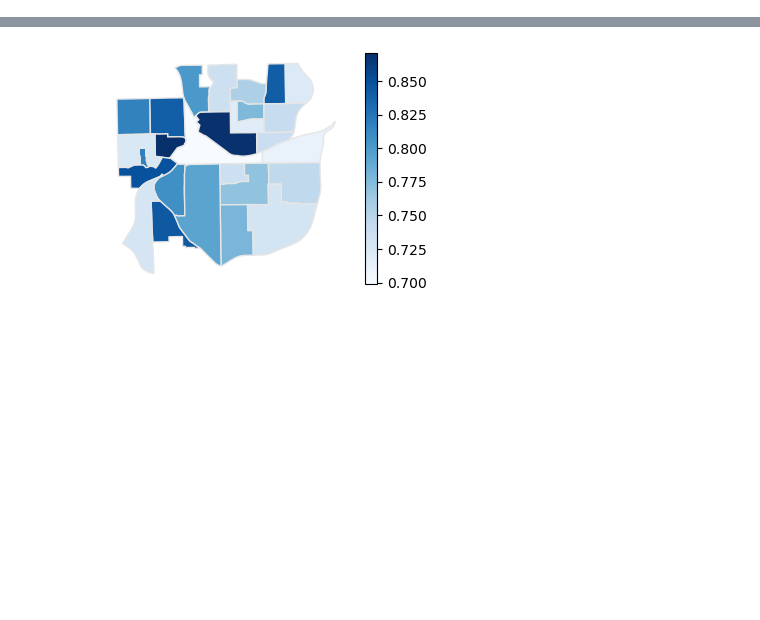
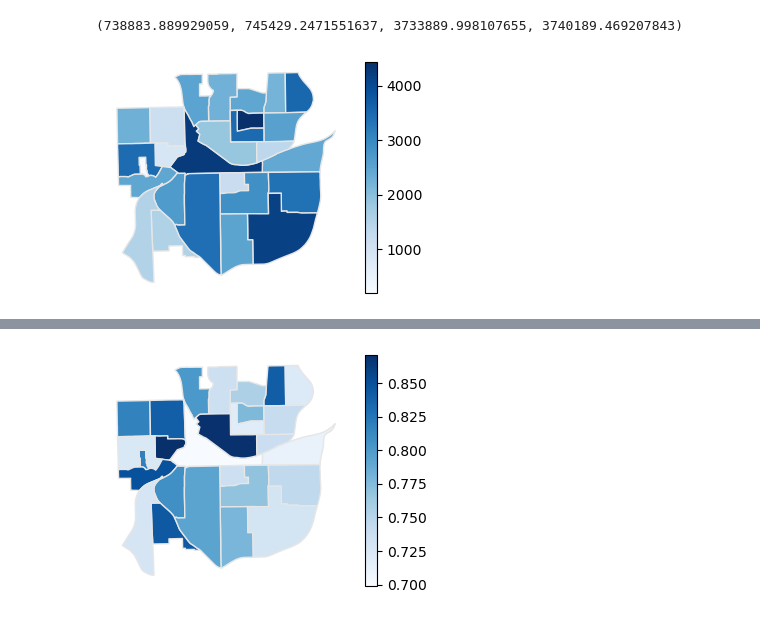
Before and after one commit to RuochenKong/disease-simulator, a Jupyter notebook: examples/logs/plotMap.ipynb, the cells around one changed output, grey strips where cells are left out. Saved outputs shown, nothing was run; the diff lists cells and outputs as text; code cells hidden in the pictures; blank space fills up the shorter version.

```diff
--- a/examples/logs/plotMap.ipynb
+++ b/examples/logs/plotMap.ipynb
@@ -92,3 +117,11 @@ def generat_plot(datafolder, mapfolder, columnname,vizfolder, filename, save = T
+# %%
+fig, ax = plt.subplots(1, figsize=(5,3))
+geo_df.plot(column='census pop', cmap='Blues', linewidth=1, ax=ax, edgecolor='0.9', legend=True)
+ax.axis('off')
+fig.savefig('../viz/atl/multivariate.png', bbox_inches='tight')
+# %% [output]
+(738883.889929059, 745429.2471551637, 3733889.998107655, 3740189.469207843)
+[figure, added]
 # %%
 generat_plot('atl-80', 'atlanta','Age >= 50', 'atl', 'census_age.png')
 generat_plot('atl-80', 'atlanta','% Age', 'atl', 'age_80-20.png')
```
Also changed, not shown: parts of 4 cells of this notebook, 35 other files.
